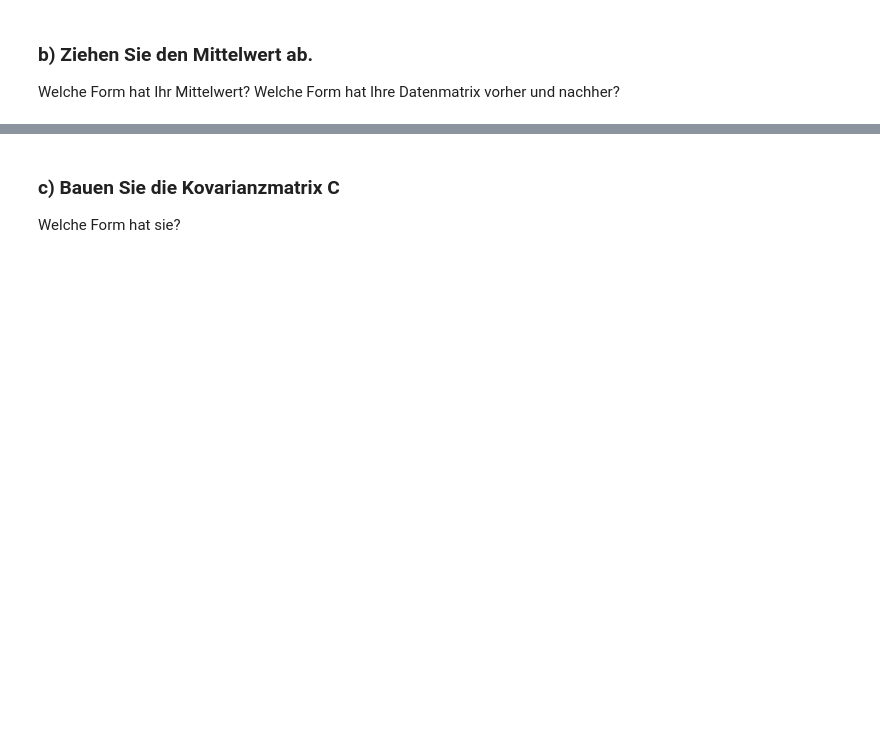
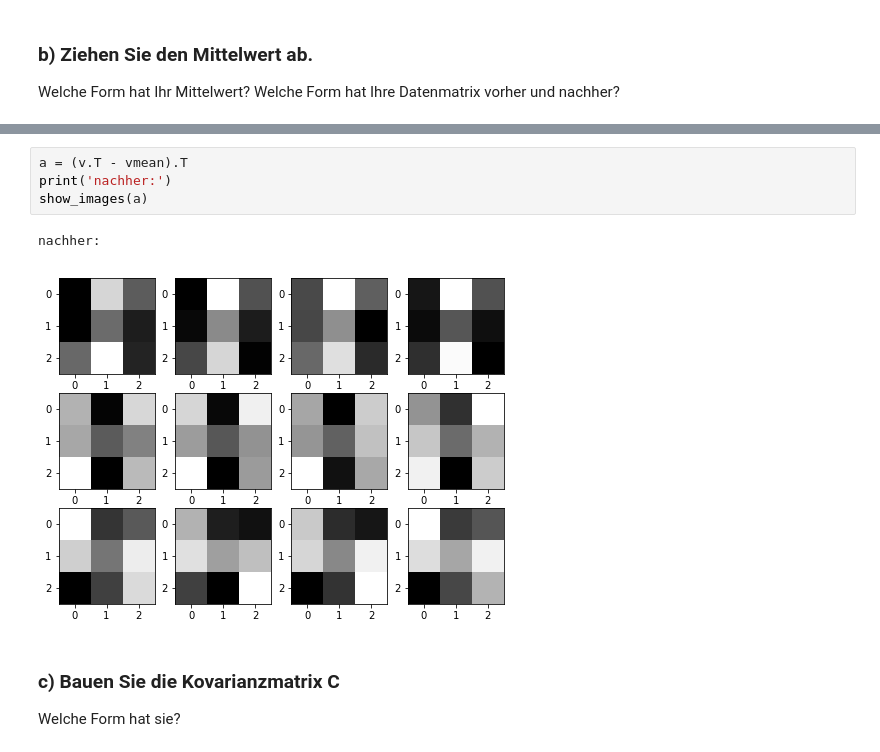
Before and after one commit to HilfenAtUni/inf4151, a Jupyter notebook: ubung/A02/A02_Aufgaben.ipynb, the cells around one changed output, grey strips where cells are left out. Saved outputs shown, nothing was run; the diff lists cells and outputs as text; blank space fills up the shorter version.

```diff
--- a/ubung/A02/A02_Aufgaben.ipynb
+++ b/ubung/A02/A02_Aufgaben.ipynb
@@ -85,3 +145,10 @@ Welche Form hat Ihre Datenmatrix vorher und nachher?
+# %%
+a = (v.T - vmean).T
+print('nachher:')
+show_images(a)
+# %% [output]
+nachher:
+[figure, added]
 # %% [markdown]
 ### c) Bauen Sie die Kovarianzmatrix C
 Welche Form hat sie?
```
Also changed, not shown: parts of 21 cells of this notebook, 11 other files.
